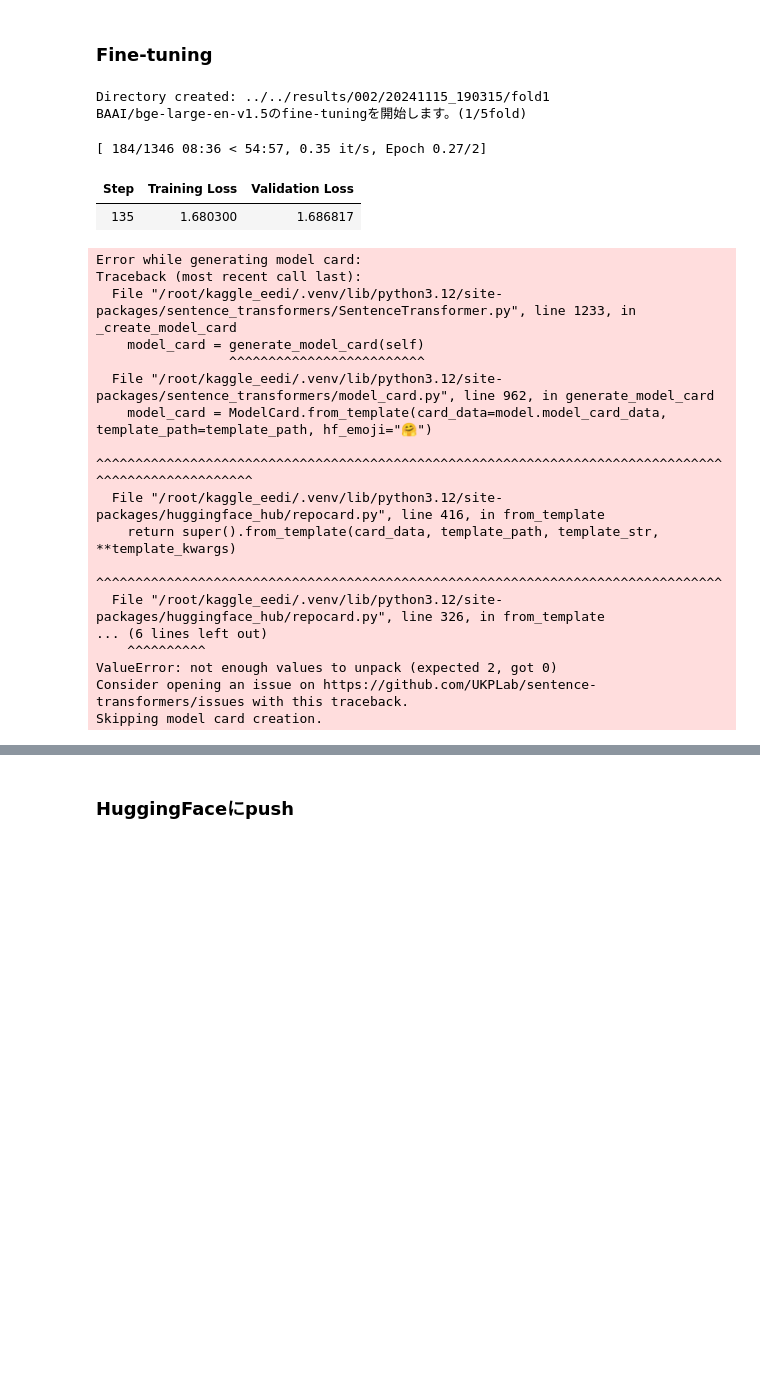
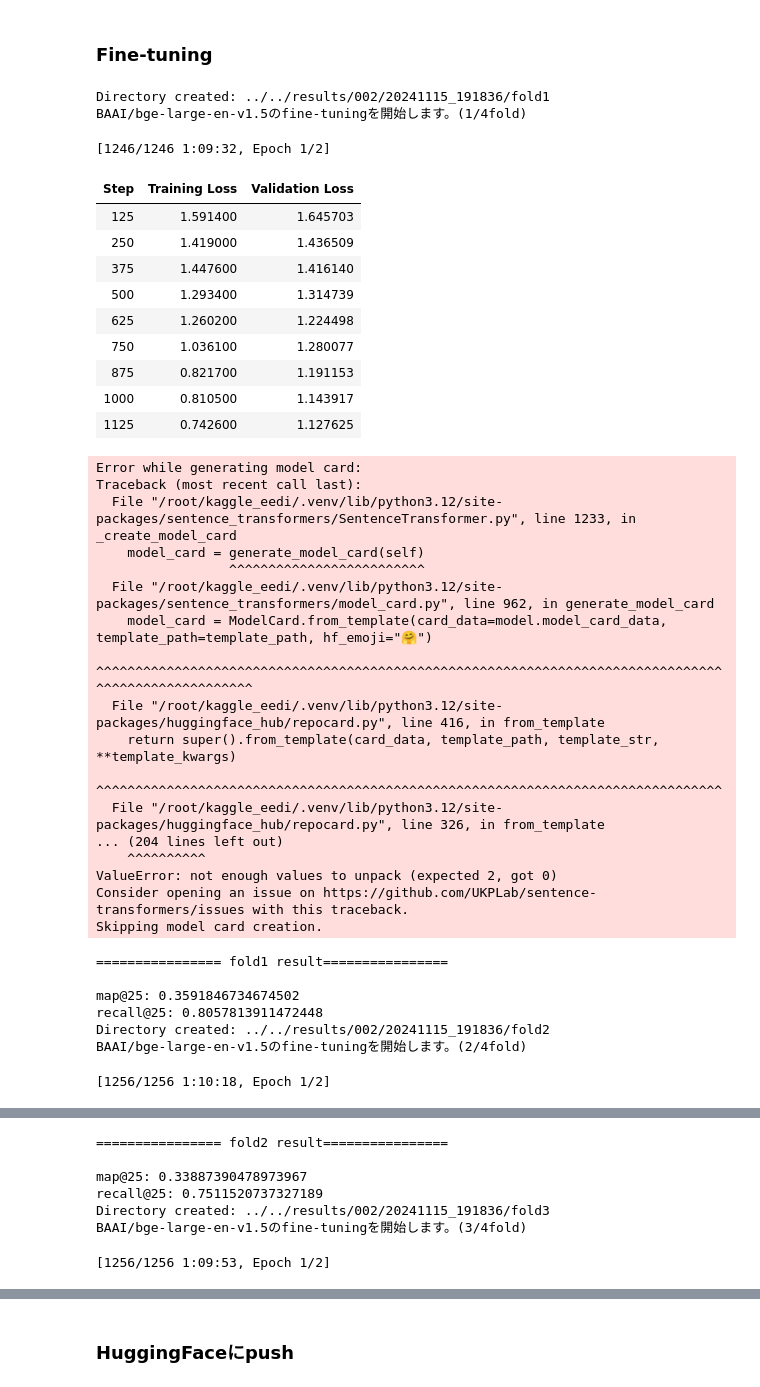
Before and after one commit to marumarukun/kaggle_eedi, a Jupyter notebook: exp/002/fine_tuning_cv.ipynb, the cells around one changed output, grey strips where cells are left out. Drawn from its saved outputs; the diff is of its cells as text; code cells hidden in the pictures; blank space fills up the shorter version.

```diff
--- a/exp/002/fine_tuning_cv.ipynb
+++ b/exp/002/fine_tuning_cv.ipynb
@@ -168,7 +170,7 @@ sample_submission = pl.read_csv(cfg.data.sample_submission_path, try_parse_dates
 mapping = pl.read_csv(cfg.data.mapping_path, try_parse_dates=True)
 
 # CV
-gkf = StratifiedGroupKFold(n_splits=5, shuffle=True, random_state=cfg.seed)
+gkf = StratifiedGroupKFold(n_splits=cfg.n_splits, shuffle=True, random_state=cfg.seed)
 # %%
 # trainの前処理
 train_long = preprocess_train(train)
@@ -310,37 +312,49 @@ for i, (train_idx, valid_idx) in enumerate(
     misconception_mapping_vec = model.encode(mapping["MisconceptionName"].to_list(), normalize_embeddings=True)
     # 問題文と誤概念のコサイン類似度を計算
     valid_cos_sim_arr = cosine_similarity(valid_long_vec, misconception_mapping_vec)
     # コサイン類似度が高い順にソート
     valid_sorted_indices = np.argsort(-valid_cos_sim_arr, axis=1)
     # 各問題に対してk個の予測誤概念IDを追加
     valid_long = valid_long.with_columns(
         pl.Series(valid_sorted_indices[:, : cfg.k].tolist()).alias("PredictMisconceptionId")
     )
 
     actual_misconception_ids = [[mis_id] for mis_id in valid_long["MisconceptionId"].to_list()]
     predicted_misconception_ids = valid_long["PredictMisconceptionId"].to_list()
     # map@25
     map_score = mapk(actual_misconception_ids, predicted_misconception_ids, k=25)
     map_scores.append(map_score)
 
     # recall@25
     recall_score = recall_at_k(actual_misconception_ids, predicted_misconception_ids, k=25)
     recall_scores.append(recall_score)
 
     print(f"\n================ fold{i+1} result================\n")
     print(f"map@25: {map_score}")
     print(f"recall@25: {recall_score}")
 
+    del model
+    gc.collect()
+    torch.cuda.empty_cache()
+
 
 print("\n================CV result================\n")
 print(f"map@25: {np.mean(map_scores)}")
 print(f"recall@25: {np.mean(recall_scores)}")
 # %% [output]
-Directory created: ../../results/002/20241115_190315/fold1
-BAAI/bge-large-en-v1.5のfine-tuningを開始します。(1/5fold)
+Directory created: ../../results/002/20241115_191836/fold1
+BAAI/bge-large-en-v1.5のfine-tuningを開始します。(1/4fold)
-[ 184/1346 08:36 < 54:57, 0.35 it/s, Epoch 0.27/2]
+[1246/1246 1:09:32, Epoch 1/2]
 | Step | Training Loss | Validation Loss |
-| 135 | 1.680300 | 1.686817 |
+| 125 | 1.591400 | 1.645703 |
+| 250 | 1.419000 | 1.436509 |
+| 375 | 1.447600 | 1.416140 |
+| 500 | 1.293400 | 1.314739 |
+| 625 | 1.260200 | 1.224498 |
+| 750 | 1.036100 | 1.280077 |
+| 875 | 0.821700 | 1.191153 |
+| 1000 | 0.810500 | 1.143917 |
+| 1125 | 0.742600 | 1.127625 |
 Error while generating model card:
 Traceback (most recent call last):
   File "/root/kaggle_eedi/.venv/lib/python3.12/site-packages/sentence_transformers/SentenceTransformer.py", line 1233, in _create_model_card
@@ -353,8 +367,15 @@ Traceback (most recent call last):
     return super().from_template(card_data, template_path, template_str, **template_kwargs)
            ^^^^^^^^^^^^^^^^^^^^^^^^^^^^^^^^^^^^^^^^^^^^^^^^^^^^^^^^^^^^^^^^^^^^^^^^^^^^^^^^
   File "/root/kaggle_eedi/.venv/lib/python3.12/site-packages/huggingface_hub/repocard.py", line 326, in from_template
-... (6 lines left out)
+... (204 lines left out)
     ^^^^^^^^^^
 ValueError: not enough values to unpack (expected 2, got 0)
 Consider opening an issue on https://github.com/UKPLab/sentence-transformers/issues with this traceback.
 Skipping model card creation.
+================ fold1 result================
+
+map@25: 0.3591846734674502
+recall@25: 0.8057813911472448
+Directory created: ../../results/002/20241115_191836/fold2
+BAAI/bge-large-en-v1.5のfine-tuningを開始します。(2/4fold)
+[1256/1256 1:10:18, Epoch 1/2]
@@ -360,0 +409,7 @@ Skipping model card creation.
+================ fold2 result================
+
+map@25: 0.33887390478973967
+recall@25: 0.7511520737327189
+Directory created: ../../results/002/20241115_191836/fold3
+BAAI/bge-large-en-v1.5のfine-tuningを開始します。(3/4fold)
+[1256/1256 1:09:53, Epoch 1/2]
```
Also changed, not shown: parts of 3 cells of this notebook, 1 other file.
